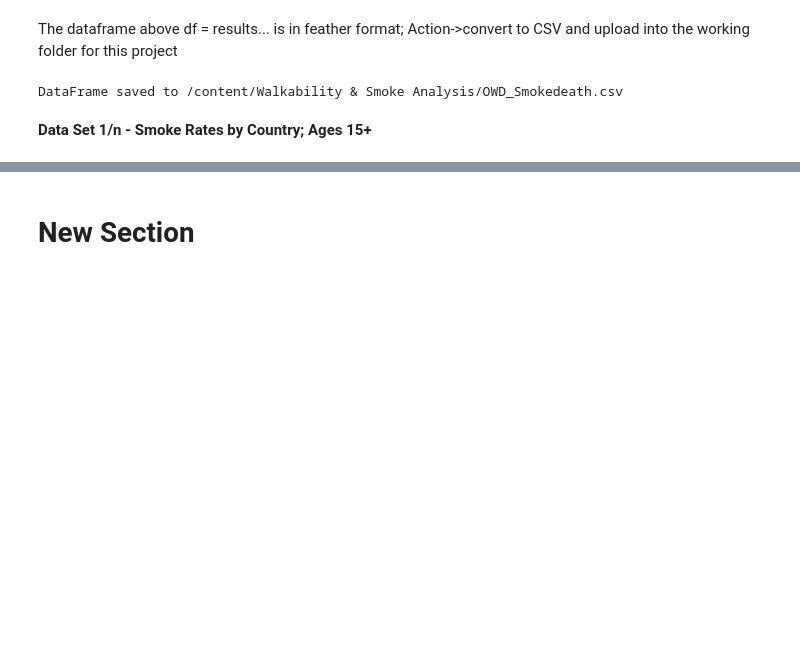
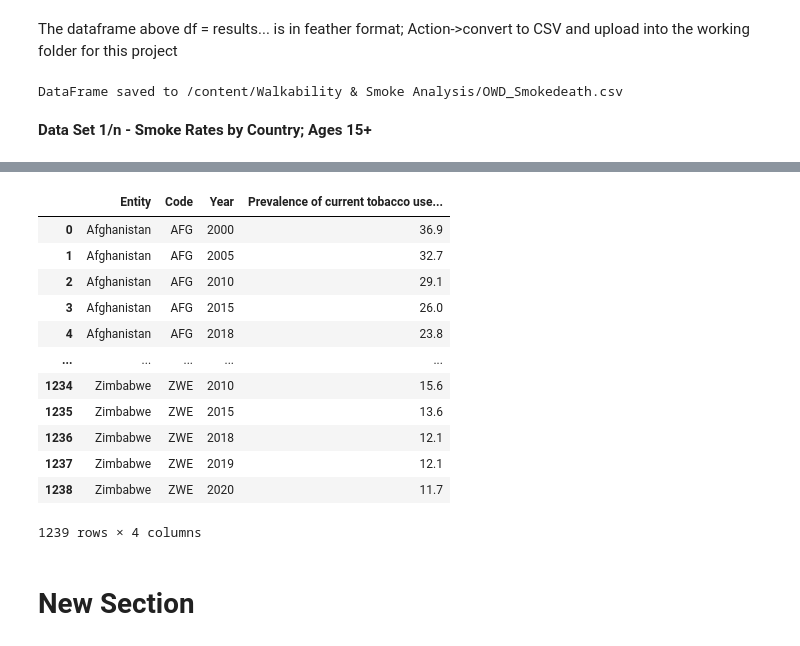
Before and after one commit to YNWA-Algo/Smoking-Walking-Policy, a Jupyter notebook: Walkability_&_Smoke_Analytics.ipynb, the cells around one changed output, grey strips where cells are left out. Saved outputs shown, nothing was run; the diff lists cells and outputs as text; code cells hidden in the pictures; blank space fills up the shorter version.

```diff
--- a/Walkability_&_Smoke_Analytics.ipynb
+++ b/Walkability_&_Smoke_Analytics.ipynb
@@ -272,2 +287,21 @@ DataFrame saved to /content/Walkability & Smoke Analysis/OWD_Smokedeath.csv
+# %%
+# Pulling the specific dataset by pasting the path and checking out the data to be sure it what I need for this reasearch.
+data = '/content/Smoking-Walking-Policy/share-of-adults-who-smoke(1).csv'
+read = pd.read_csv(data)
+read
+# %% [output]
+|  | Entity | Code | Year | Prevalence of current tobacco use... |
+| 0 | Afghanistan | AFG | 2000 | 36.9 |
+| 1 | Afghanistan | AFG | 2005 | 32.7 |
+| 2 | Afghanistan | AFG | 2010 | 29.1 |
+| 3 | Afghanistan | AFG | 2015 | 26.0 |
+| 4 | Afghanistan | AFG | 2018 | 23.8 |
+| ... | ... | ... | ... | ... |
+| 1234 | Zimbabwe | ZWE | 2010 | 15.6 |
+| 1235 | Zimbabwe | ZWE | 2015 | 13.6 |
+| 1236 | Zimbabwe | ZWE | 2018 | 12.1 |
+| 1237 | Zimbabwe | ZWE | 2019 | 12.1 |
+| 1238 | Zimbabwe | ZWE | 2020 | 11.7 |
+1239 rows × 4 columns
 # %% [markdown]
 # New Section
```
Also changed, not shown: parts of 3 cells of this notebook.
